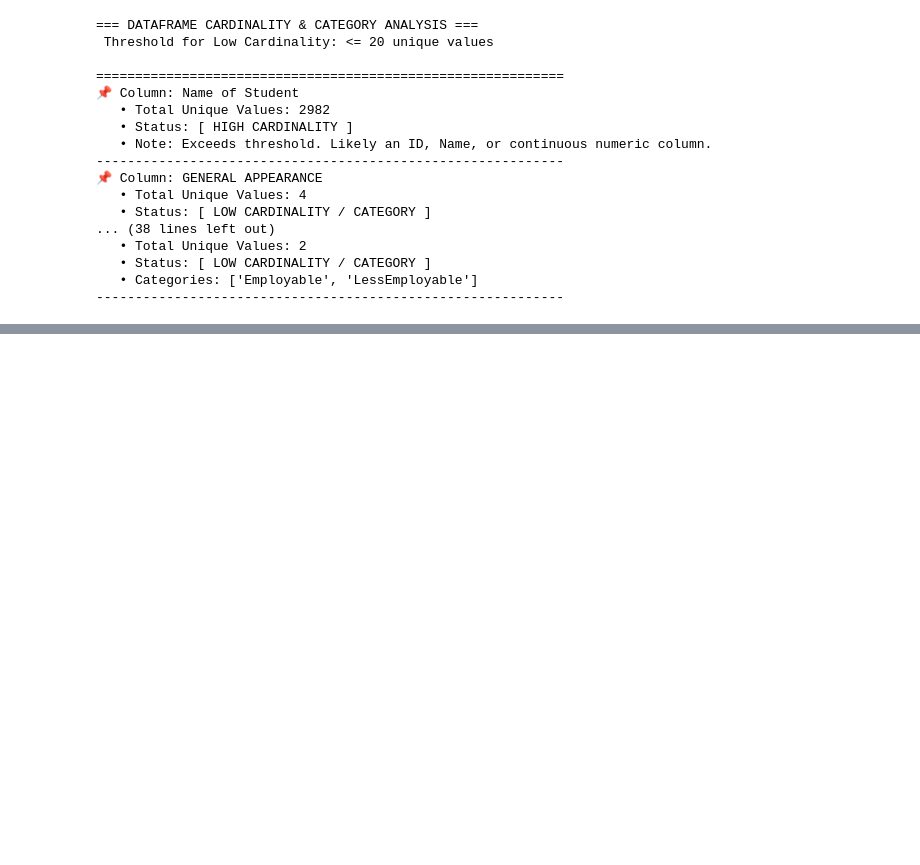
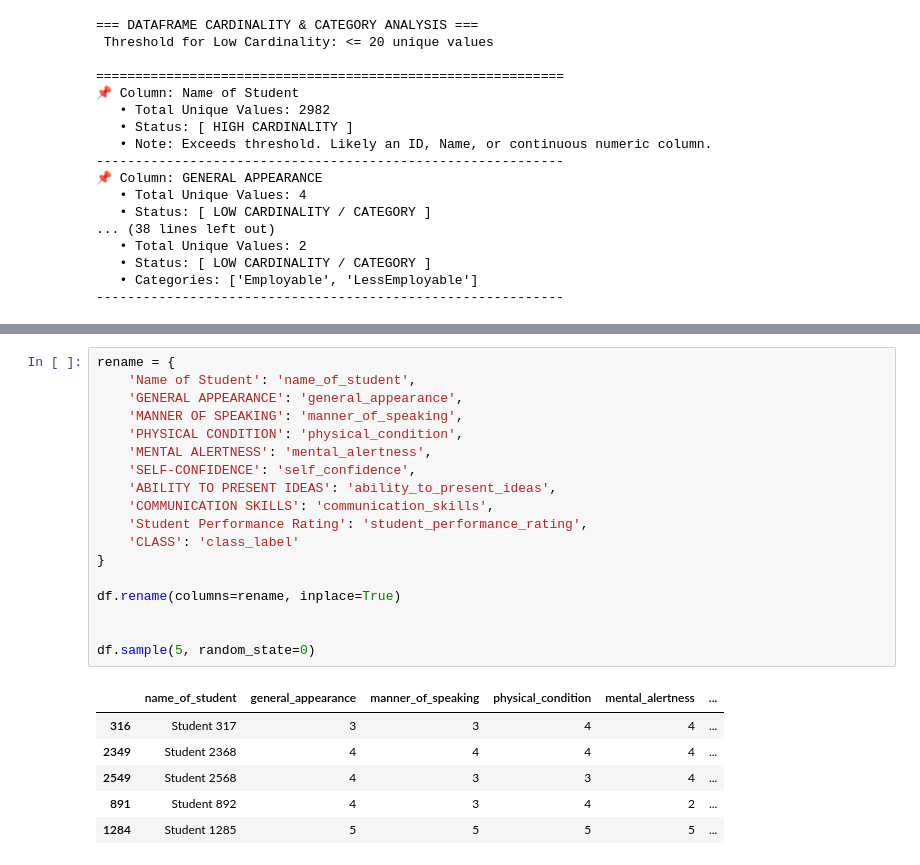
Before and after one commit to kezHay4dini2023/Student-Employability-ML, a Jupyter notebook: notebook/student-Employability.ipynb, the cells around one changed output, grey strips where cells are left out. Cells and saved outputs as stored; diff of their text form; blank space fills up the shorter version.

```diff
--- a/notebook/student-Employability.ipynb
+++ b/notebook/student-Employability.ipynb
@@ -103,0 +144,25 @@ columnCategory(df)
+# %%
+rename = {
+    'Name of Student': 'name_of_student',
+    'GENERAL APPEARANCE': 'general_appearance',
+    'MANNER OF SPEAKING': 'manner_of_speaking',
+    'PHYSICAL CONDITION': 'physical_condition',
+    'MENTAL ALERTNESS': 'mental_alertness',
+    'SELF-CONFIDENCE': 'self_confidence',
+    'ABILITY TO PRESENT IDEAS': 'ability_to_present_ideas',
+    'COMMUNICATION SKILLS': 'communication_skills',
+    'Student Performance Rating': 'student_performance_rating',
+    'CLASS': 'class_label'
+}
+
+df.rename(columns=rename, inplace=True)
+
+
+df.sample(5, random_state=0)
+# %% [output]
+|  | name_of_student | general_appearance | manner_of_speaking | physical_condition | mental_alertness | ... |
+| 316 | Student 317 | 3 | 3 | 4 | 4 | ... |
+| 2349 | Student 2368 | 4 | 4 | 4 | 4 | ... |
+| 2549 | Student 2568 | 4 | 3 | 3 | 4 | ... |
+| 891 | Student 892 | 4 | 3 | 4 | 2 | ... |
+| 1284 | Student 1285 | 5 | 5 | 5 | 5 | ... |
```
Also changed, not shown: parts of 12 cells of this notebook, 1 other file.
